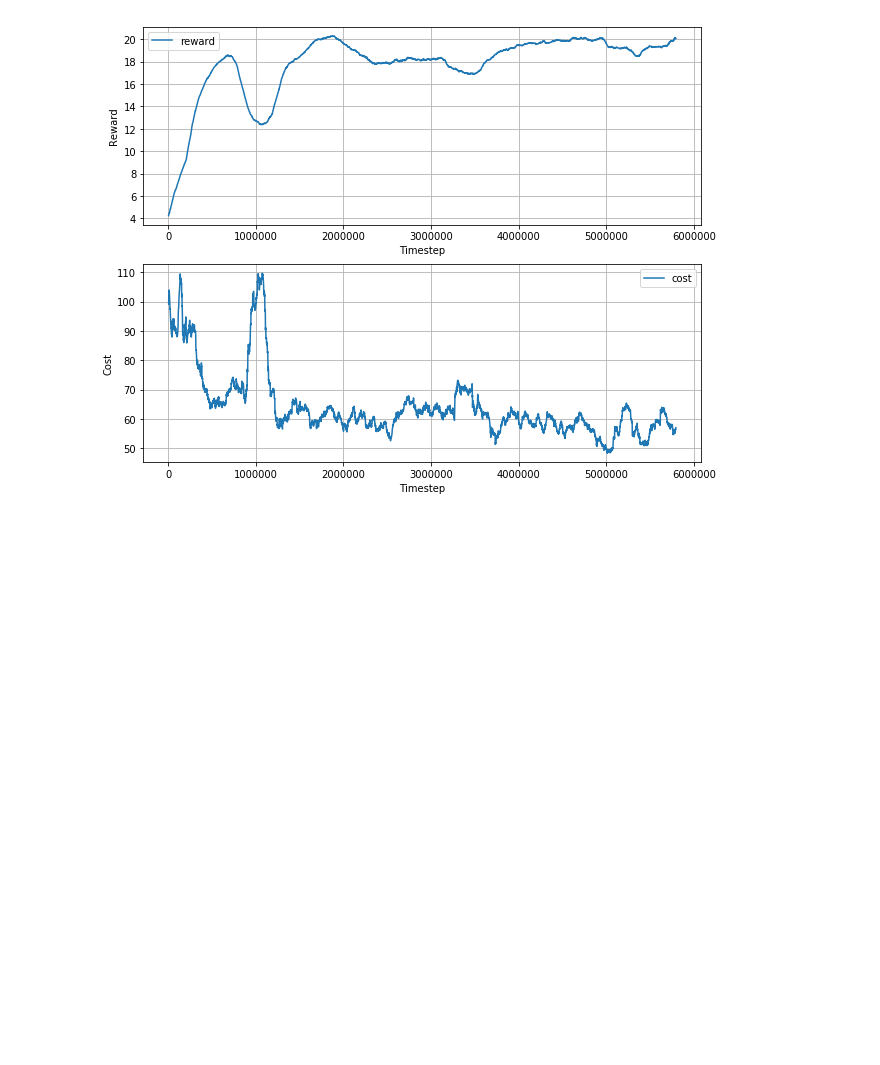
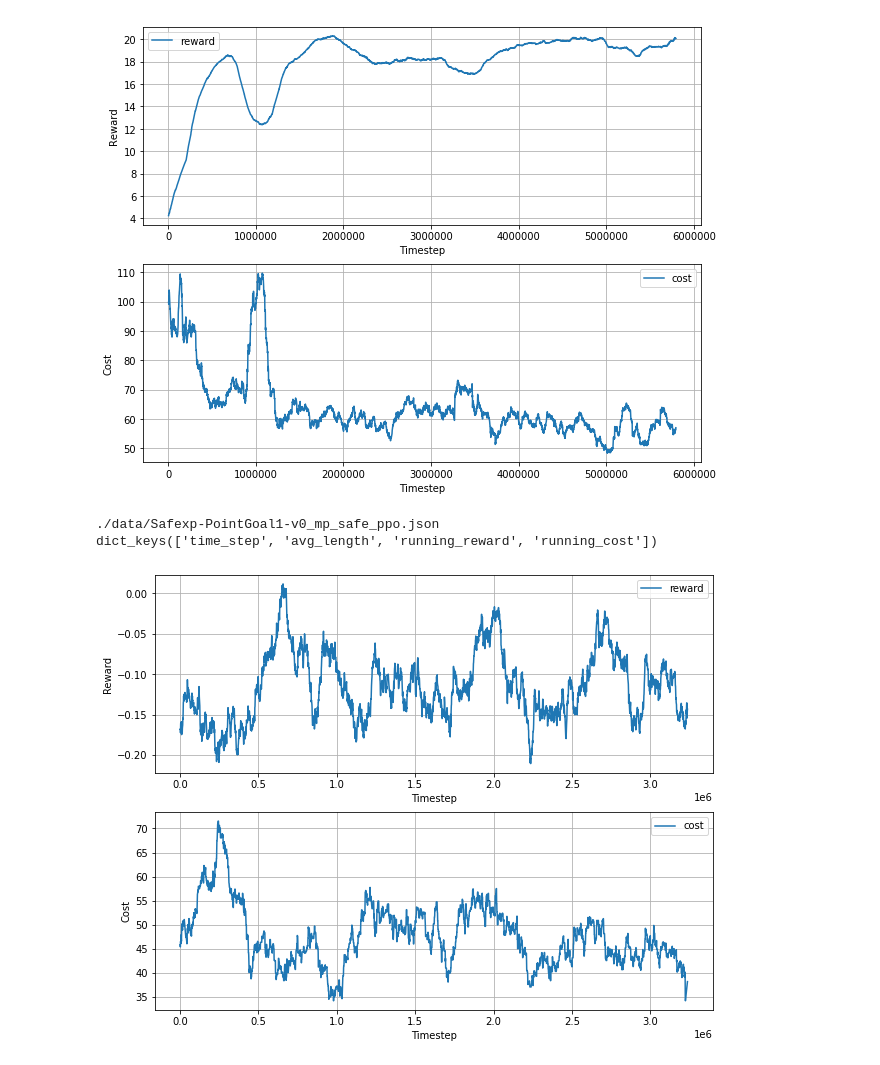
Before and after one commit to quantumiracle/safety_rl, a Jupyter notebook: plot.ipynb, the cells around one changed output. Drawn from its saved outputs; the diff is of its cells as text; code cells hidden in the pictures; blank space fills up the shorter version.

```diff
--- a/plot.ipynb
+++ b/plot.ipynb
@@ -73,3 +73,28 @@ plt.savefig('img/{env_name}_ppo.pdf')
 ./data/Safexp-PointGoal1-v0_mp_ppo.json
 dict_keys(['time_step', 'avg_length', 'running_reward', 'running_cost'])
 [figure]
+# %%
+env_name = "Safexp-PointGoal1-v0"
+data_file_path = f'./data/{env_name}_mp_safe_ppo.json'
+data = load_data(data_file_path)
+
+fig, axs = plt.subplots(2, figsize=(10,8))
+timesteps_per_epi = 1000
+
+axs[0].plot(np.array(data['time_step'])*timesteps_per_epi, smooth(data['running_reward'], radius=100), label='reward')
+axs[0].set_xlabel('Timestep')
+axs[0].set_ylabel('Reward')
+axs[0].legend()
+axs[0].grid()
+
+axs[1].plot(np.array(data['time_step'])*timesteps_per_epi, smooth(data['running_cost'], radius=100), label='cost')
+axs[1].set_xlabel('Timestep')
+axs[1].set_ylabel('Cost')
+axs[1].legend()
+axs[1].grid()
+
+plt.savefig('img/{env_name}_safe_ppo.pdf')
+# %% [output]
+./data/Safexp-PointGoal1-v0_mp_safe_ppo.json
+dict_keys(['time_step', 'avg_length', 'running_reward', 'running_cost'])
+[figure, added]
```
Also changed, not shown: 2 other files.
